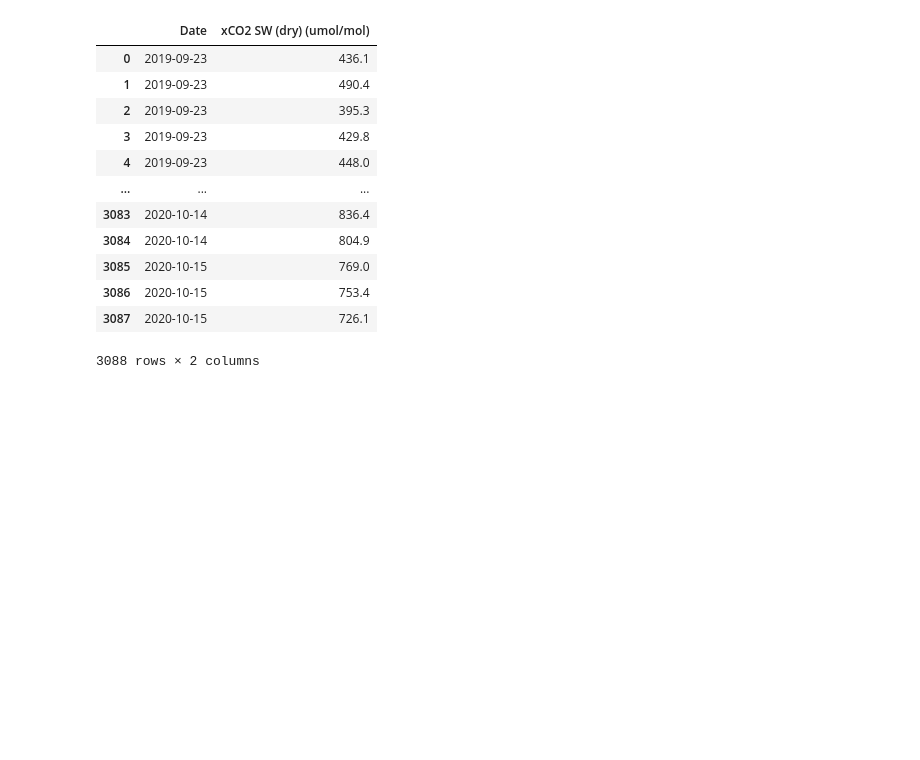
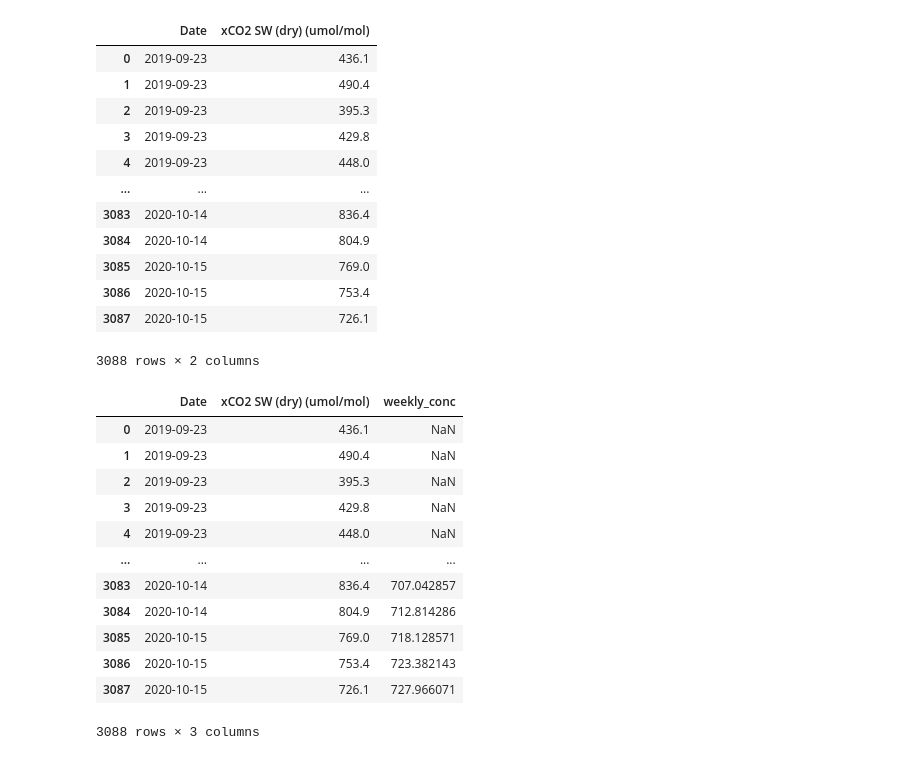
Before and after one commit to Lbh22GitHub/Harris.L_FinalProject, a Jupyter notebook: final.ipynb, the cells around one changed output. Cells and saved outputs as stored; diff of their text form; code cells hidden in the pictures; blank space fills up the shorter version.

```diff
--- a/final.ipynb
+++ b/final.ipynb
@@ -62,6 +62,25 @@ display(twanoh_df)
 | 3086 | 2020-10-15 | 753.4 |
 | 3087 | 2020-10-15 | 726.1 |
 3088 rows × 2 columns
+# %%
+# rolling mean
+twanoh_df['weekly_conc'] = twanoh_df['xCO2 SW (dry) (umol/mol)'].rolling(8*7).mean()
+dabob_df['weekly_conc'] = dabob_df['xCO2 SW (dry) (umol/mol)'].rolling(8*7).mean()
+display(twanoh_df)
+# %% [output]
+|  | Date | xCO2 SW (dry) (umol/mol) | weekly_conc |
+| 0 | 2019-09-23 | 436.1 | NaN |
+| 1 | 2019-09-23 | 490.4 | NaN |
+| 2 | 2019-09-23 | 395.3 | NaN |
+| 3 | 2019-09-23 | 429.8 | NaN |
+| 4 | 2019-09-23 | 448.0 | NaN |
+| ... | ... | ... | ... |
+| 3083 | 2020-10-14 | 836.4 | 707.042857 |
+| 3084 | 2020-10-14 | 804.9 | 712.814286 |
+| 3085 | 2020-10-15 | 769.0 | 718.128571 |
+| 3086 | 2020-10-15 | 753.4 | 723.382143 |
+| 3087 | 2020-10-15 | 726.1 | 727.966071 |
+3088 rows × 3 columns
 # %%
 # combine data frames
 # unique-ing shit
```
Also changed, not shown: parts of 2 cells of this notebook, 5 other files.
